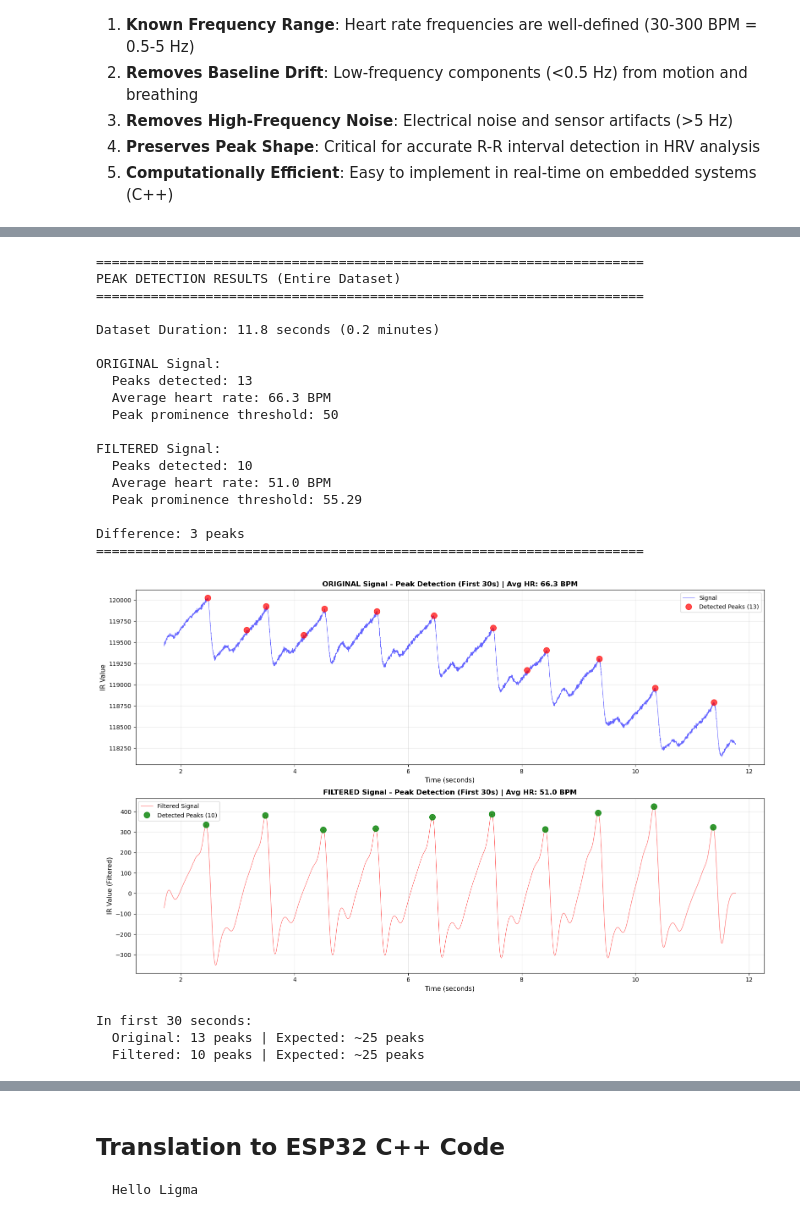
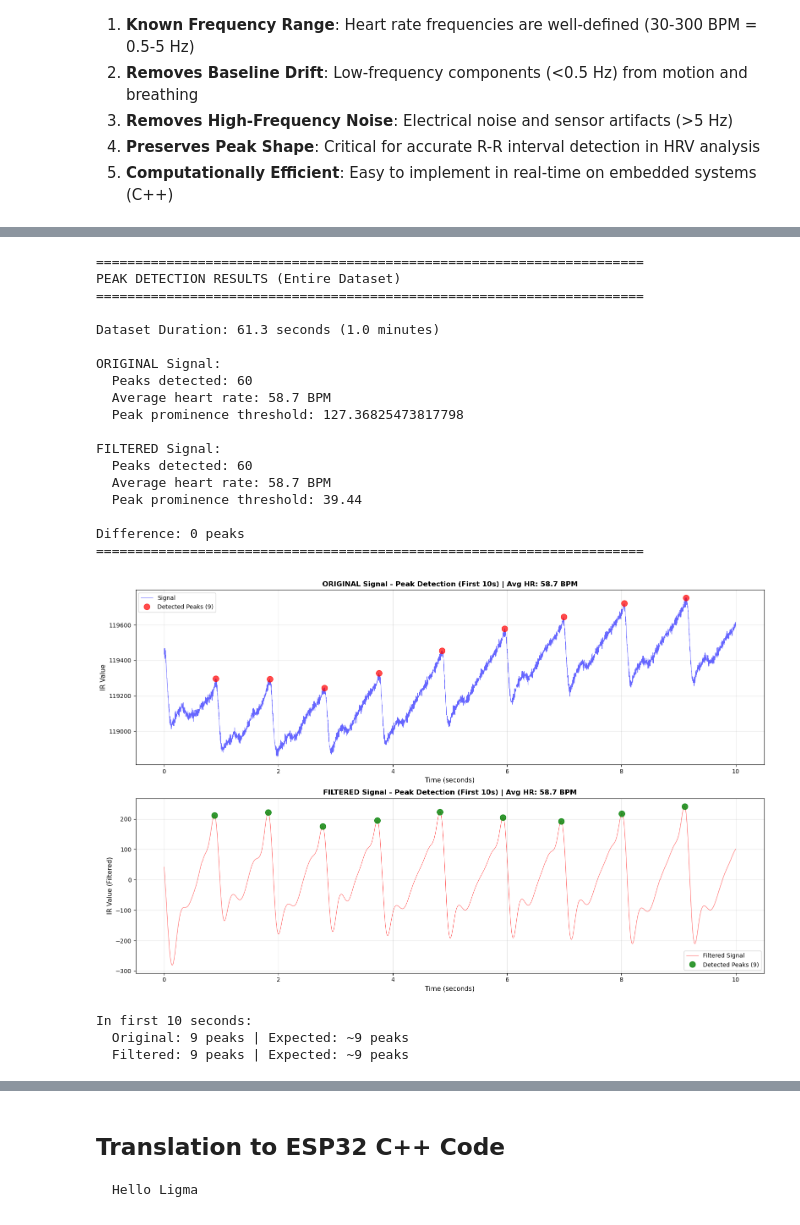
Before and after one commit to tomgelhorn/trakkwatch, a Jupyter notebook: working_code/hrv/hrv_analysis.ipynb, the cells around one changed output, grey strips where cells are left out. Saved outputs shown, nothing was run; the diff lists cells and outputs as text; code cells hidden in the pictures.

```diff
--- a/working_code/hrv/hrv_analysis.ipynb
+++ b/working_code/hrv/hrv_analysis.ipynb
@@ -7,7 +7,7 @@ import matplotlib.pyplot as plt
 import numpy as np
 
 # Load the CSV file
-df = pd.read_csv('hrv_data_20260310_212416.csv')
+df = pd.read_csv('hrv_data_20260310_180552.csv')
 
 # Display basic information
 print(f"Total samples: {len(df)}")
@@ -118,9 +118,10 @@ plt.show()
 from scipy.signal import find_peaks
 
 # Peak detection parameters
-min_distance = int(sample_rate * 0.4)  # Minimum 0.4s between peaks (max 150 BPM)
-min_prominence_original = 50  # Minimum prominence for raw signal
+min_distance = int(sample_rate * 0.34)  # Minimum 0.2s between peaks (max 300 BPM)
+# min_prominence_original = 70  # Minimum prominence for raw signal
 min_prominence_filtered = np.std(df['ir_filtered']) * 0.3  # Adaptive for filtered
+min_prominence_original = np.std(df['ir_value']) * 0.5  # Adaptive for raw signal
 
 # Detect peaks in ORIGINAL signal
 peaks_original, props_original = find_peaks(
@@ -162,23 +163,23 @@ print("=" * 70)
 PEAK DETECTION RESULTS (Entire Dataset)
 ======================================================================
 
-Dataset Duration: 11.8 seconds (0.2 minutes)
+Dataset Duration: 61.3 seconds (1.0 minutes)
 
 ORIGINAL Signal:
-  Peaks detected: 13
-  Average heart rate: 66.3 BPM
-  Peak prominence threshold: 50
+  Peaks detected: 60
+  Average heart rate: 58.7 BPM
+  Peak prominence threshold: 127.36825473817798
 
 FILTERED Signal:
-  Peaks detected: 10
-  Average heart rate: 51.0 BPM
-  Peak prominence threshold: 55.29
+  Peaks detected: 60
+  Average heart rate: 58.7 BPM
+  Peak prominence threshold: 39.44
 
-Difference: 3 peaks
+Difference: 0 peaks
 ======================================================================
 # %%
-# Visualize peak detection - Zoomed view (first 30 seconds)
-time_window = 30  # seconds
+# Visualize peak detection - Zoomed view (first 60 seconds)
+time_window = 10  # seconds
 mask = df['timestamp_ms'] <= (time_window * 1000)
 mask_indices = np.where(mask)[0]
 
@@ -192,37 +193,37 @@ axes[0].plot(df.iloc[peaks_in_window_orig]['timestamp_ms'] / 1000,
              df.iloc[peaks_in_window_orig]['ir_value'],
              'ro', markersize=10, alpha=0.7, label=f'Detected Peaks ({len(peaks_in_window_orig)})')
 axes[0].set_xlabel('Time (seconds)', fontsize=11)
 axes[0].set_ylabel('IR Value', fontsize=11)
 axes[0].set_title(f'ORIGINAL Signal - Peak Detection (First {time_window}s) | Avg HR: {bpm_original:.1f} BPM',
                   fontsize=12, fontweight='bold')
 axes[0].legend(fontsize=10)
 axes[0].grid(True, alpha=0.3)
 
 # FILTERED signal with detected peaks
 peaks_in_window_filt = [p for p in peaks_filtered if p in mask_indices]
 axes[1].plot(df[mask]['timestamp_ms'] / 1000, df[mask]['ir_filtered'],
              linewidth=0.8, alpha=0.6, color='red', label='Filtered Signal')
 axes[1].plot(df.iloc[peaks_in_window_filt]['timestamp_ms'] / 1000,
              df.iloc[peaks_in_window_filt]['ir_filtered'],
              'go', markersize=10, alpha=0.8, label=f'Detected Peaks ({len(peaks_in_window_filt)})')
 axes[1].set_xlabel('Time (seconds)', fontsize=11)
 axes[1].set_ylabel('IR Value (Filtered)', fontsize=11)
 axes[1].set_title(f'FILTERED Signal - Peak Detection (First {time_window}s) | Avg HR: {bpm_filtered:.1f} BPM',
                   fontsize=12, fontweight='bold')
 axes[1].legend(fontsize=10)
 axes[1].grid(True, alpha=0.3)
 
 plt.tight_layout()
 plt.show()
 
 print(f"\nIn first {time_window} seconds:")
 print(f"  Original: {len(peaks_in_window_orig)} peaks | Expected: ~{int(time_window * bpm_filtered / 60)} peaks")
 print(f"  Filtered: {len(peaks_in_window_filt)} peaks | Expected: ~{int(time_window * bpm_filtered / 60)} peaks")
 # %% [output]
-[figure, old version]
+[figure, new version]
-In first 30 seconds:
-  Original: 13 peaks | Expected: ~25 peaks
-  Filtered: 10 peaks | Expected: ~25 peaks
+In first 10 seconds:
+  Original: 9 peaks | Expected: ~9 peaks
+  Filtered: 9 peaks | Expected: ~9 peaks
 # %%
 # R-R Intervals (Inter-Beat Intervals) Analysis
 # Calculate R-R intervals from peak timestamps
```
Also changed, not shown: parts of 5 cells of this notebook, 9 other files.
